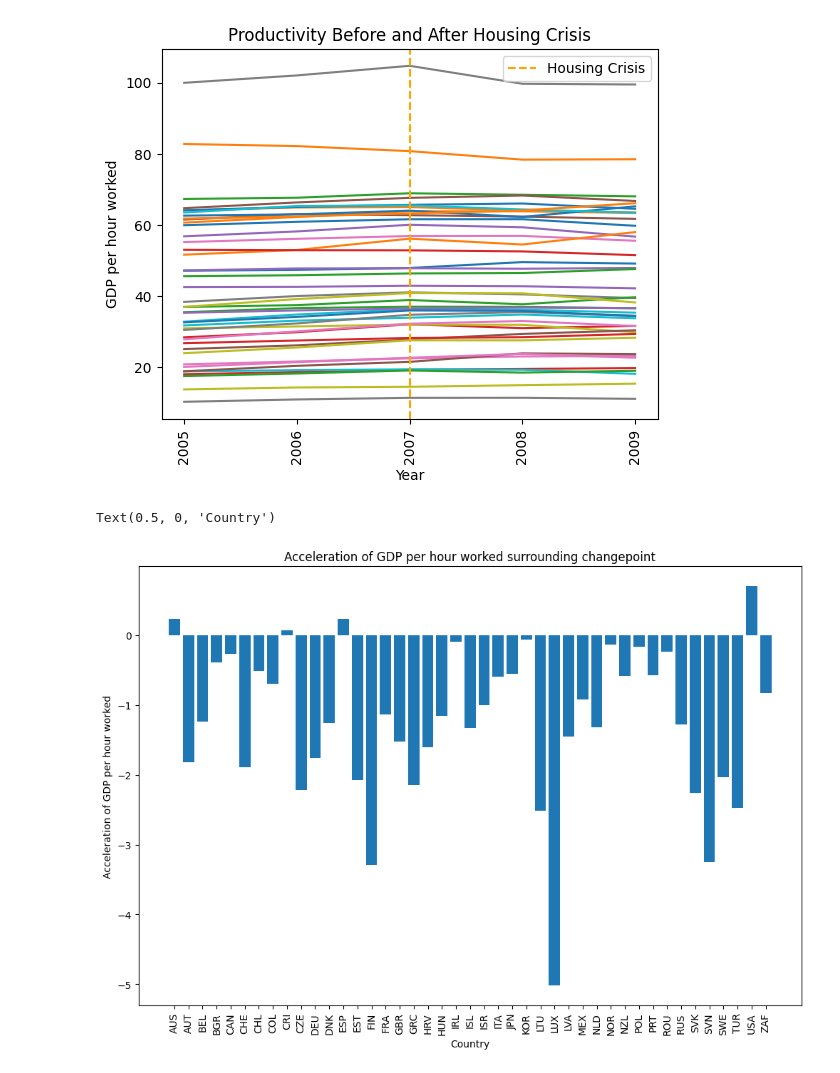
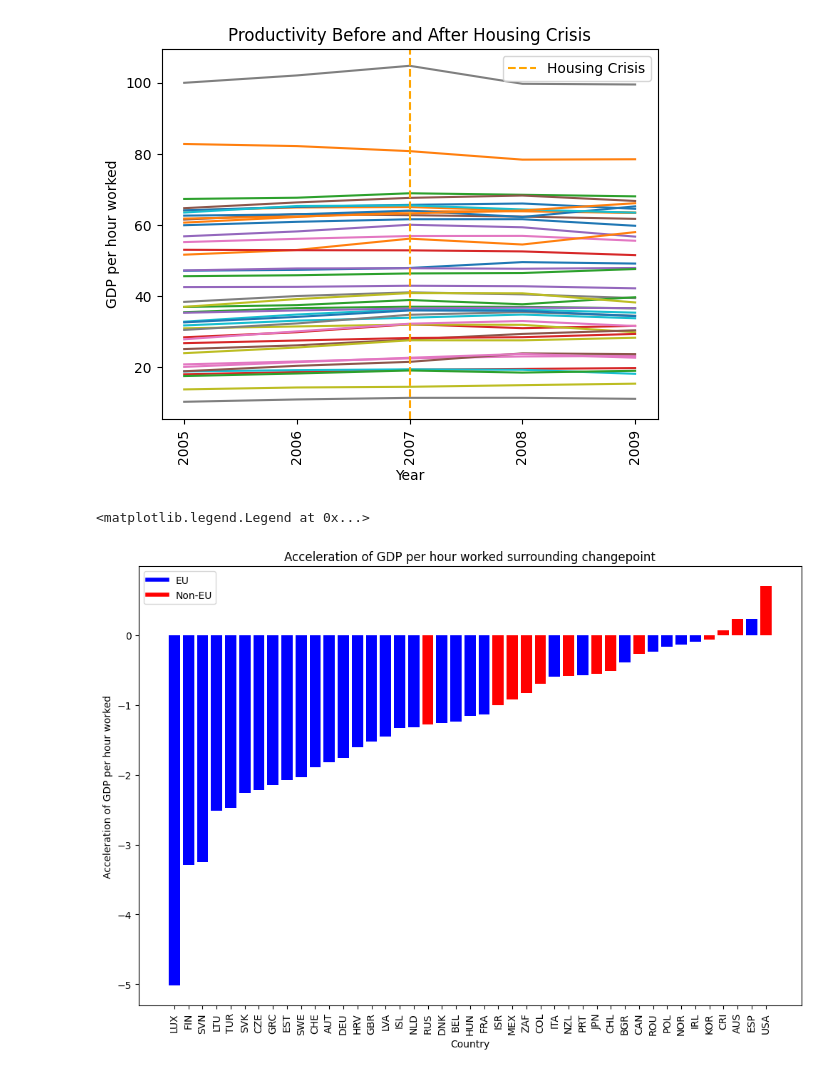
Before and after one commit to JoanneLin168/ADS-European-Productivity, a Jupyter notebook: Notebooks/changepoint-quantification.ipynb, the cells around one changed output. Cells and saved outputs as stored; diff of their text form; code cells hidden in the pictures.

Commit message:
Completed a nice graph

```diff
--- a/Notebooks/changepoint-quantification.ipynb
+++ b/Notebooks/changepoint-quantification.ipynb
@@ -61,3 +63,9 @@ changes = np.diff(rawData, axis=1)
 averageChangeBefore = np.mean(changes[:, :2], axis=1)
 averageChangeAfter = np.mean(changes[:, 2:], axis=1)
 acceleration = averageChangeAfter - averageChangeBefore
+
+# Sort acceleration and countries together
+bothArrays = np.stack((countries, acceleration))
+bothArrays = bothArrays[:, bothArrays[1, :].argsort()]
+countries = bothArrays[0]
+acceleration = bothArrays[1]
@@ -64,10 +129,21 @@ acceleration = averageChangeAfter - averageChangeBefore
+# %%
+colour = []
+for country in countries:
+    if country in EuropeFlat:
+        colour.append('Blue')
+    else:
+        colour.append('Red')
 # %%
-fig, ax = plt.subplots(figsize=(12, 8))
-ax.bar(countries, acceleration)
+custom_lines = [Line2D([0], [0], color='Blue', lw=4),
+                Line2D([0], [0], color='Red', lw=4)]
+
+_, ax = plt.subplots(figsize=(12, 8))
+ax.bar(countries, acceleration, color=colour)
 ax.set_xticklabels(countries, rotation=90)
 ax.set_title("Acceleration of GDP per hour worked surrounding changepoint")
 ax.set_ylabel("Acceleration of GDP per hour worked")
 ax.set_xlabel("Country")
+ax.legend(custom_lines, ['EU', 'Non-EU'])
 # %% [output]
-Text(0.5, 0, 'Country')
+<matplotlib.legend.Legend at 0x...>
-[figure, old version]
+[figure, new version]
```
Also changed, not shown: parts of 2 cells of this notebook.
